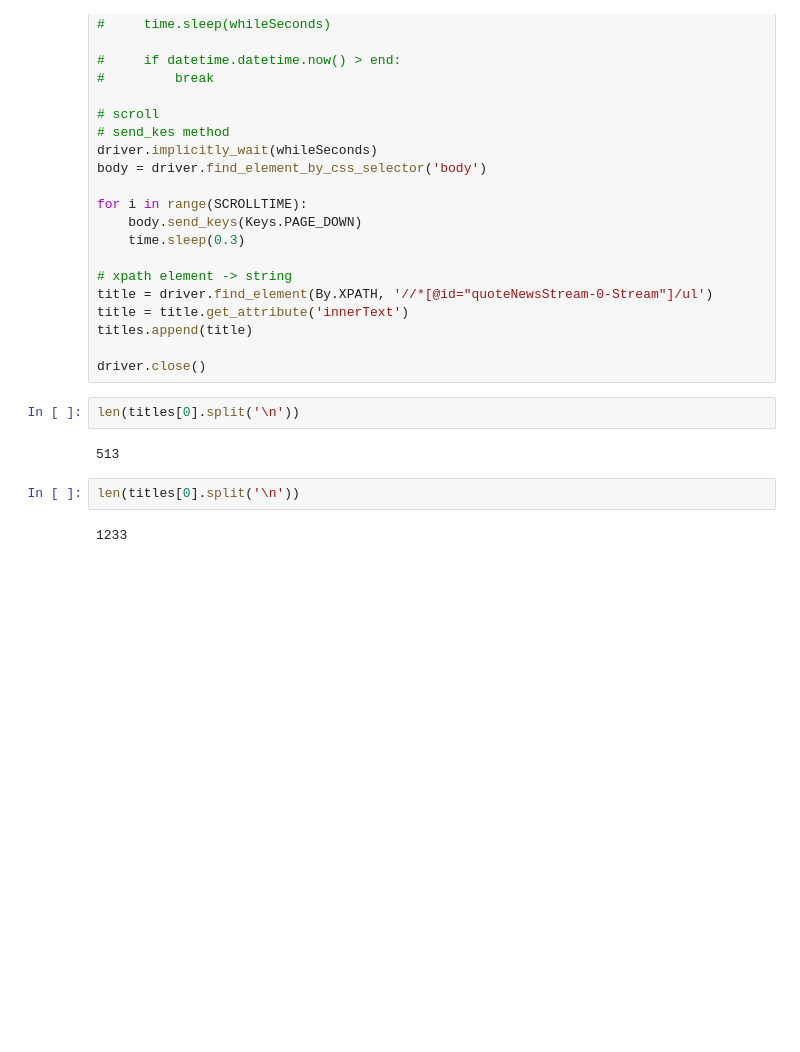
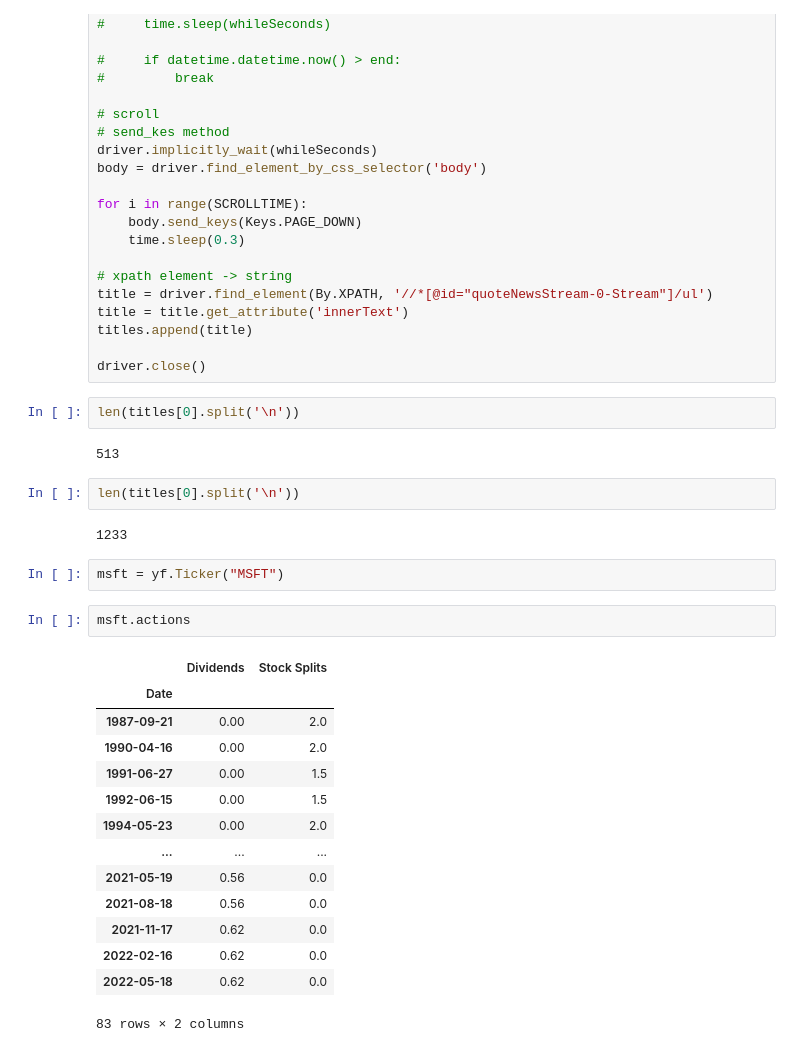
Before and after one commit to enter1994/STOCK2022, a Jupyter notebook: crawling_yahoofinance.ipynb, the cells around one changed output. Saved outputs shown, nothing was run; the diff lists cells and outputs as text; blank space fills up the shorter version.

```diff
--- a/crawling_yahoofinance.ipynb
+++ b/crawling_yahoofinance.ipynb
@@ -109,3 +151,22 @@ len(titles[0].split('\n'))
 len(titles[0].split('\n'))
 # %% [output]
 1233
+# %%
+msft = yf.Ticker("MSFT")
+# %%
+msft.actions
+# %% [output]
+|  | Dividends | Stock Splits |
+| Date |  |  |
+| 1987-09-21 | 0.00 | 2.0 |
+| 1990-04-16 | 0.00 | 2.0 |
+| 1991-06-27 | 0.00 | 1.5 |
+| 1992-06-15 | 0.00 | 1.5 |
+| 1994-05-23 | 0.00 | 2.0 |
+| ... | ... | ... |
+| 2021-05-19 | 0.56 | 0.0 |
+| 2021-08-18 | 0.56 | 0.0 |
+| 2021-11-17 | 0.62 | 0.0 |
+| 2022-02-16 | 0.62 | 0.0 |
+| 2022-05-18 | 0.62 | 0.0 |
+83 rows × 2 columns
```
Also changed, not shown: parts of 13 cells of this notebook, 26 other files.
